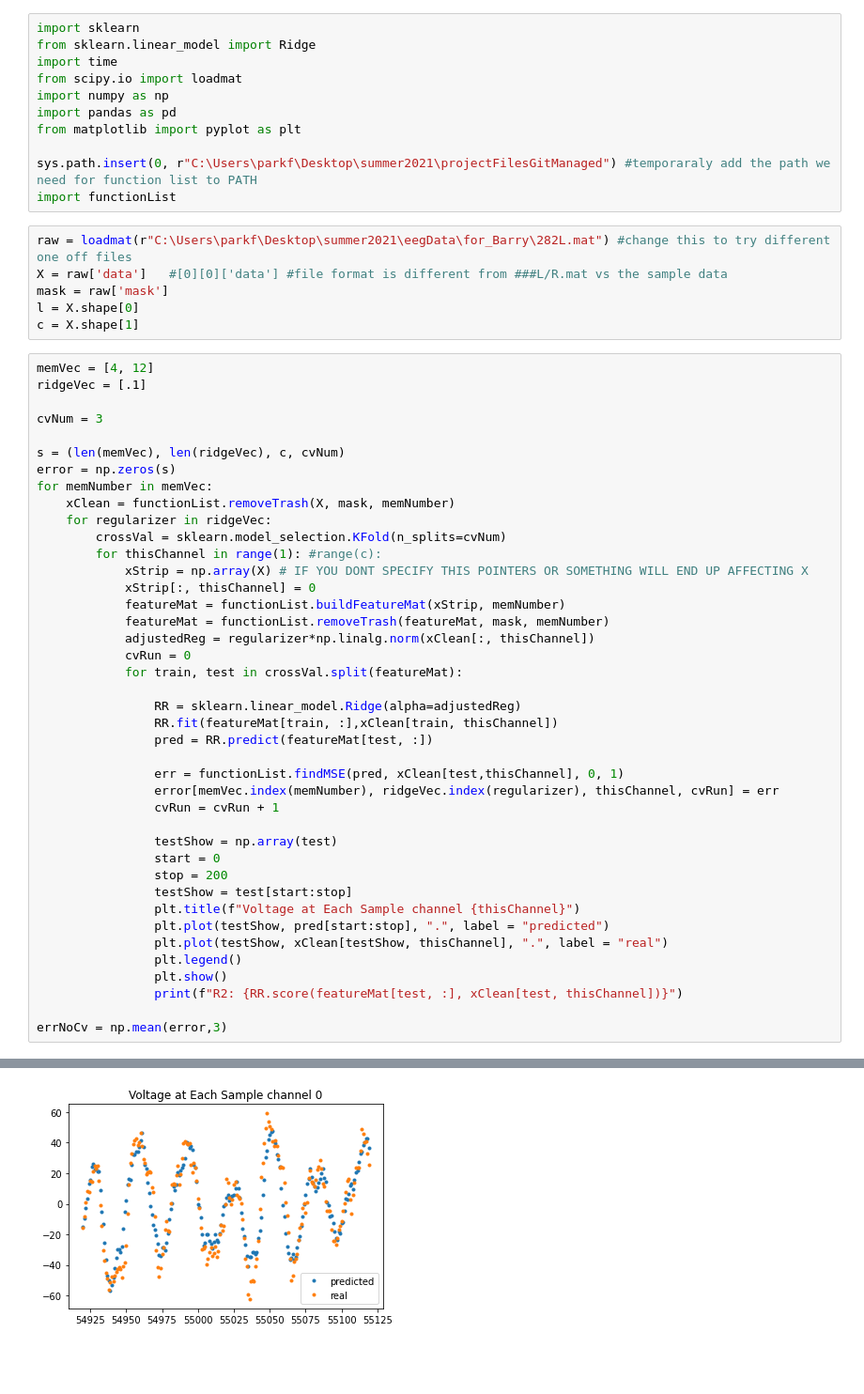
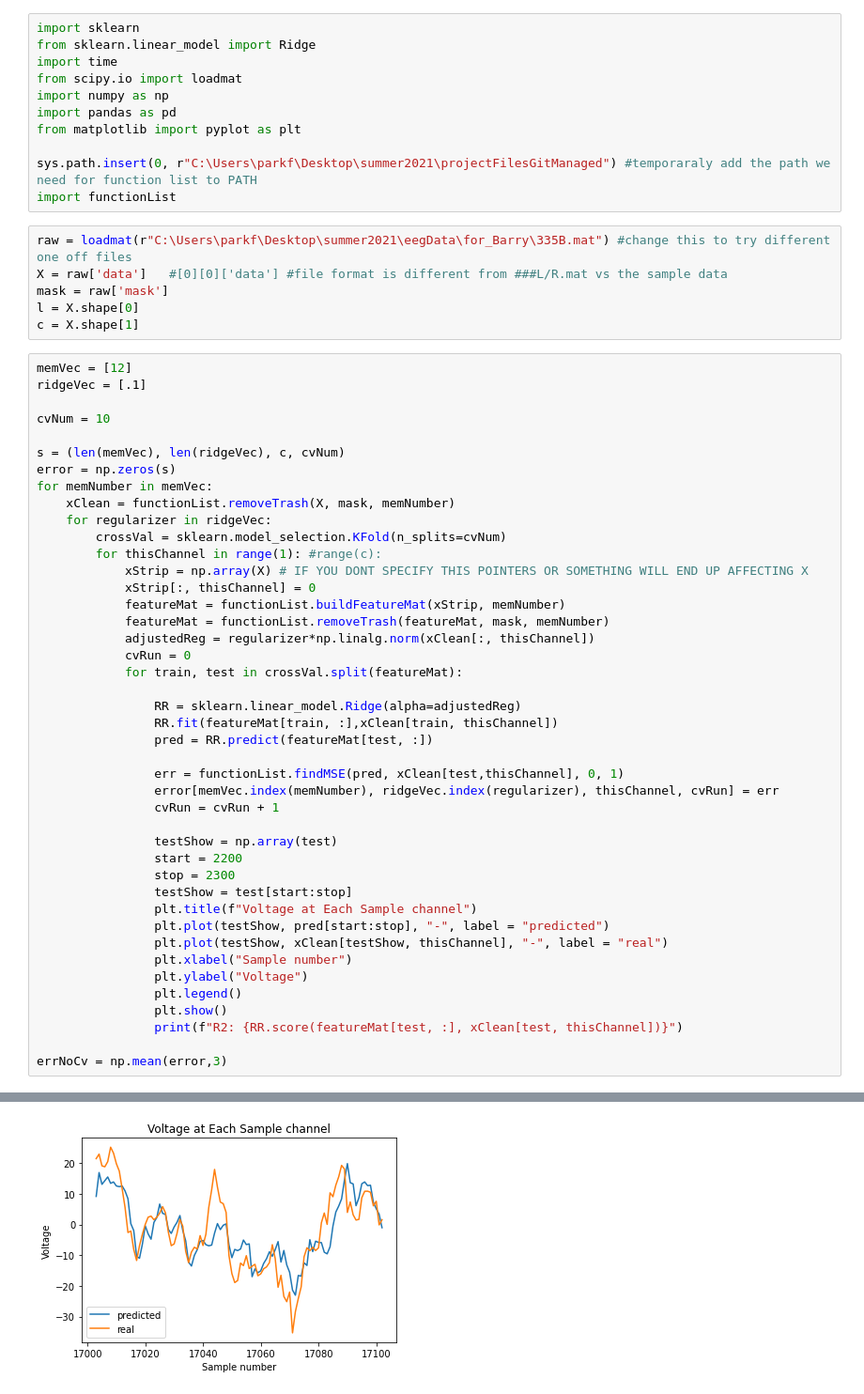
Before and after one commit to parkerPDF/ece697, a Jupyter notebook: function Tests/dontUseCurrentChannel.ipynb, the cells around one changed output, grey strips where cells are left out. Shown at 94% size. Drawn from its saved outputs; the diff is of its cells as text; blank space fills up the shorter version.

Commit message:
adding trace graph

```diff
--- a/function Tests/dontUseCurrentChannel.ipynb
+++ b/function Tests/dontUseCurrentChannel.ipynb
@@ -10,16 +10,16 @@ from matplotlib import pyplot as plt
 sys.path.insert(0, r"C:\Users\parkf\Desktop\summer2021\projectFilesGitManaged") #temporaraly add the path we need for function list to PATH
 import functionList
 # %%
-raw = loadmat(r"C:\Users\parkf\Desktop\summer2021\eegData\for_Barry\282L.mat") #change this to try different one off files
+raw = loadmat(r"C:\Users\parkf\Desktop\summer2021\eegData\for_Barry\335B.mat") #change this to try different one off files
 X = raw['data']   #[0][0]['data'] #file format is different from ###L/R.mat vs the sample data
 mask = raw['mask']
 l = X.shape[0]
 c = X.shape[1]
 # %%
-memVec = [4, 12]
+memVec = [12]
 ridgeVec = [.1]
 
-cvNum = 3
+cvNum = 10
 
 s = (len(memVec), len(ridgeVec), c, cvNum)
 error = np.zeros(s)
@@ -45,12 +45,14 @@ for memNumber in memVec:
                 cvRun = cvRun + 1
 
                 testShow = np.array(test)
-                start = 0
-                stop = 200
+                start = 2200
+                stop = 2300
                 testShow = test[start:stop]
-                plt.title(f"Voltage at Each Sample channel {thisChannel}")
-                plt.plot(testShow, pred[start:stop], ".", label = "predicted")
-                plt.plot(testShow, xClean[testShow, thisChannel], ".", label = "real")
+                plt.title(f"Voltage at Each Sample channel")
+                plt.plot(testShow, pred[start:stop], "-", label = "predicted")
+                plt.plot(testShow, xClean[testShow, thisChannel], "-", label = "real")
+                plt.xlabel("Sample number")
+                plt.ylabel("Voltage")
                 plt.legend()
                 plt.show()
                 print(f"R2: {RR.score(featureMat[test, :], xClean[test, thisChannel])}")
@@ -62 +64 @@ R2: 0.6079981643504463
-[figure, old version]
+[figure, new version]
```
Also changed, not shown: parts of 1 cell of this notebook, 3 other files.
